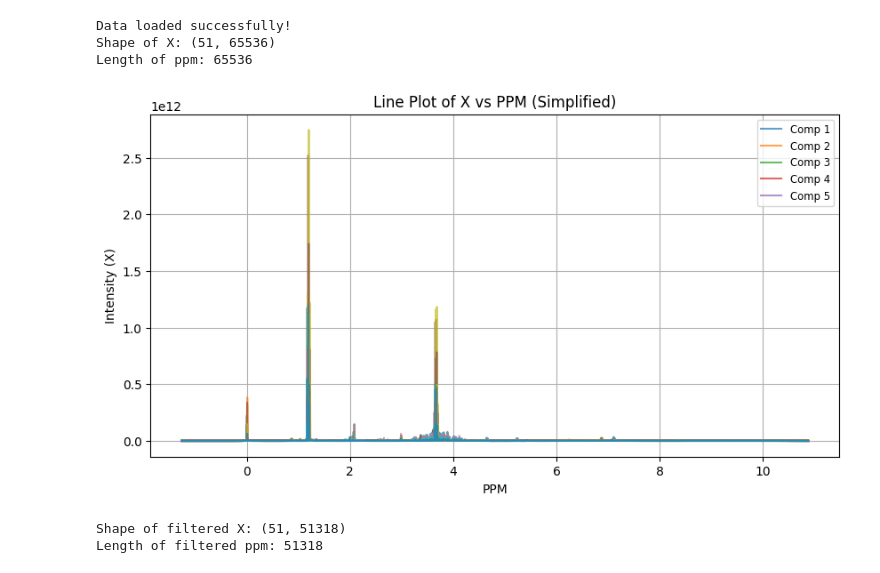
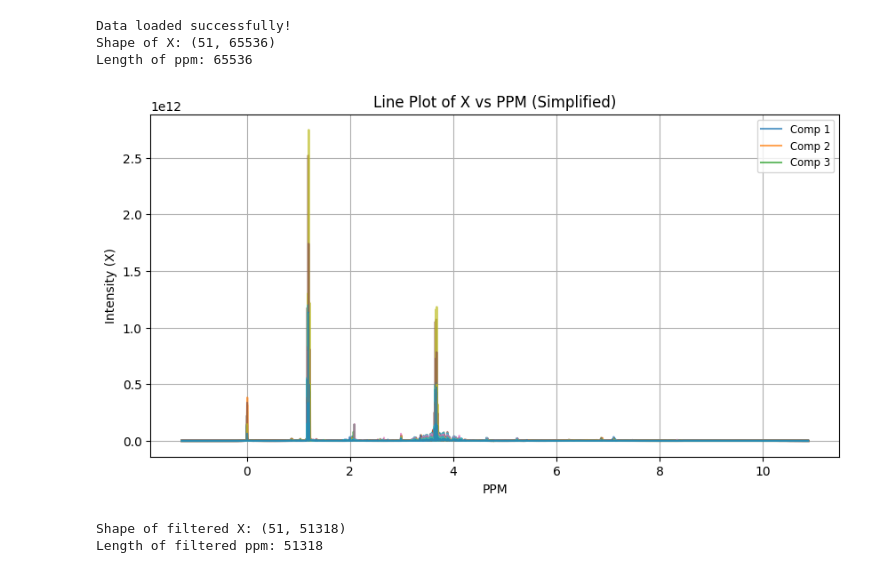
Before and after one commit to BxMild/Python_dataviz2024, a Jupyter notebook: final_dataviz_2024.ipynb, the cells around one changed output. Drawn from its saved outputs; the diff is of its cells as text; code cells hidden in the pictures.

```diff
--- a/final_dataviz_2024.ipynb
+++ b/final_dataviz_2024.ipynb
@@ -61,18 +65,18 @@ Length of ppm: 65536
 # %%
 import matplotlib.pyplot as plt
 # สร้างกราฟเส้นข้อมูลระหว่าง X กับ ppm
 plt.figure(figsize=(10, 5))
 for i in range(X.shape[0]):
-    plt.plot(ppm, X[i], label=f'Comp {i+1}' if i < 5 else "", alpha=0.7)  # Show labels for the first few components only
+    plt.plot(ppm, X[i], label=f'Comp {i+1}' if i < 3 else "", alpha=0.7)  # Show labels for the first few components only
 
 plt.title('Line Plot of X vs PPM (Simplified)')
 plt.xlabel('PPM')
 plt.ylabel('Intensity (X)')
 plt.legend(loc='upper right', fontsize='small')
 plt.grid(True)
 plt.show()
 # %% [output]
-[figure, old version]
+[figure, new version]
 # %%
 import numpy as np
 
```
Also changed, not shown: parts of 4 cells of this notebook.
